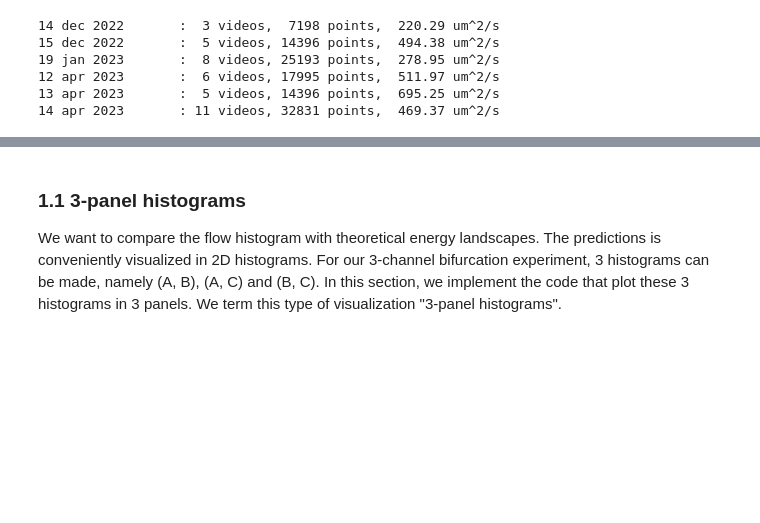
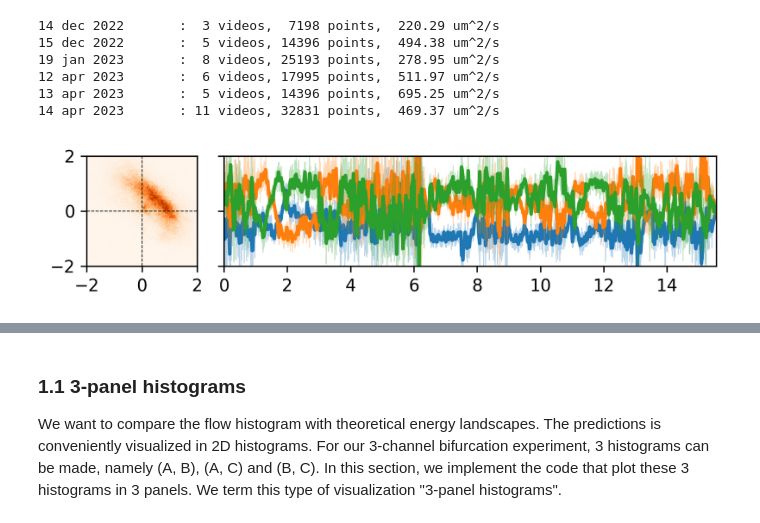
Before and after one commit to ZLoverty/AN, a Jupyter notebook: Code/data-summary.ipynb, the cells around one changed output, grey strips where cells are left out. Cells and saved outputs as stored; diff of their text form; code cells hidden in the pictures; blank space fills up the shorter version.

```diff
--- a/Code/data-summary.ipynb
+++ b/Code/data-summary.ipynb
@@ -137,3 +138,48 @@ for date in dates:
 12 apr 2023       :  6 videos, 17995 points,  511.97 um^2/s
 13 apr 2023       :  5 videos, 14396 points,  695.25 um^2/s
 14 apr 2023       : 11 videos, 32831 points,  469.37 um^2/s
+# %%
+# histogram and flow rate
+window_size = 3000 # frames, 1 frame = 0.5 s
+
+colors = plt.cm.get_cmap("tab10")
+
+fig, ax = plt.subplots(ncols=2, figsize=(6, 1.5), width_ratios=(1,3), sharey=True, dpi=300, gridspec_kw={"wspace": 0})
+
+fr_list = []
+offset = 0
+for date in dates:
+    folder = os.path.join(main_folder, date, "Flow_rate")
+    l = readdata(folder, "csv")
+    for num, i in l.iterrows():
+        flowrate = pd.read_csv(i.Dir).dropna()
+        flowrate["normalizer"] = gaussian_filter1d(flowrate[["A", "B", "C"]].abs().max(axis=1), sigma=window_size, axis=0)
+        tmp = flowrate["t"].max()
+        flowrate["t"] += offset
+        offset += tmp
+        fr_list.append(flowrate)
+
+combined = pd.concat(fr_list)
+
+
+lim = 2
+H, xedges, yedges = np.histogram2d(combined["B"]/combined["normalizer"], combined["C"]/combined["normalizer"], bins=(np.linspace(-lim, lim, 100), np.linspace(-lim, lim, 100)))
+ax[0].imshow(H, interpolation='nearest', origin='lower',
+    extent=[xedges[0], xedges[-1], yedges[0], yedges[-1]], cmap="Oranges")
+ax[0].plot([-lim, lim], [0, 0], ls="--", lw=0.5, color="black")
+ax[0].plot([0, 0], [-lim, lim], ls="--", lw=0.5, color="black")
+ax[0].set_xlim([-lim, lim])
+ax[0].set_ylim([-lim, lim])
+# ax[0].set_xlabel("$\phi_{}$".format("C"))
+# ax[0].set_ylabel("$\phi_{}$".format("B"))
+
+for i, channel_name in enumerate(combined[["A", "B", "C"]]):
+    ax[1].plot(combined["t"]/3600, combined[channel_name]/combined["normalizer"], color=colors(i), lw=0.5, alpha=0.3)
+    ax[1].plot(combined["t"]/3600, gaussian_filter1d(combined[channel_name]/combined["normalizer"], sigma=50), color=colors(i), lw=2, label=channel_name)
+ax[1].set_xlim([0, combined["t"].max()/3600])
+# ax[1].set_xlabel("time (s)")
+# ax[1].set_ylabel("$\phi$")
+# ax[1].legend(frameon=False, fontsize=8)
+plt.tight_layout()
+# %% [output]
+[figure, added]
```
Also changed, not shown: parts of 5 cells of this notebook, 3 other files.
